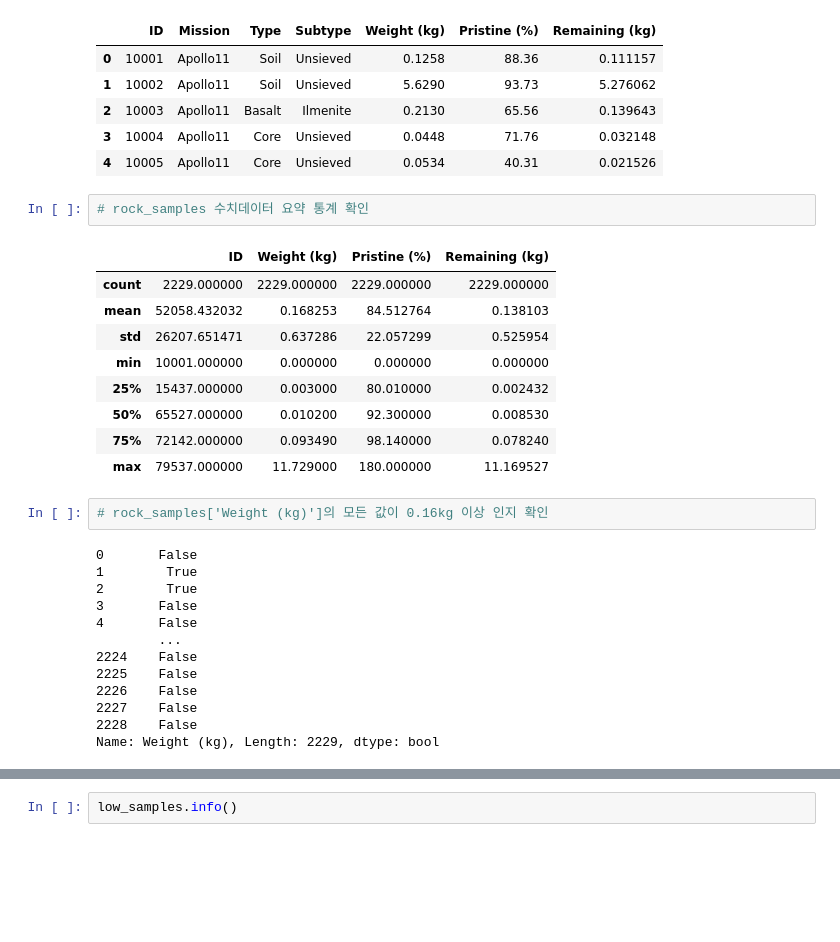
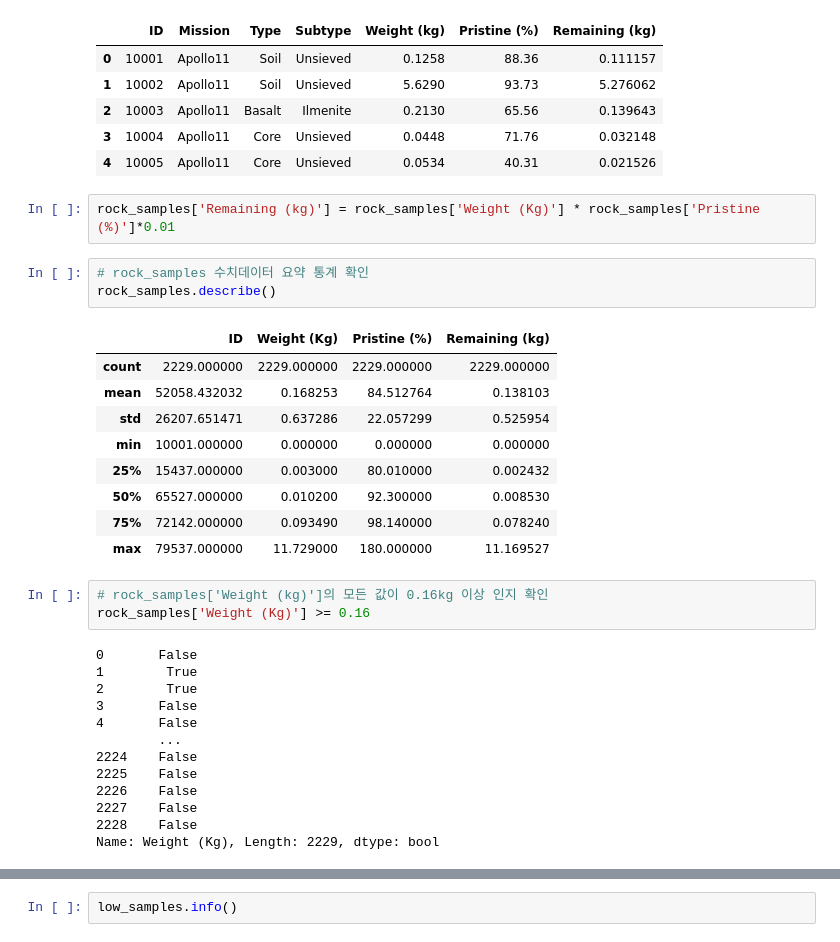
Before and after one commit to Kenzie-lim/MS_AI_School_pythonclass, a Jupyter notebook: 1_달탐사_미션_실습코드.ipynb, the cells around one changed output, grey strips where cells are left out. Drawn from its saved outputs; the diff is of its cells as text; blank space fills up the shorter version.

```diff
--- a/1_달탐사_미션_실습코드.ipynb
+++ b/1_달탐사_미션_실습코드.ipynb
@@ -645,10 +571,13 @@ artemis_mission
 | 2 | 10003 | Apollo11 | Basalt | Ilmenite | 0.2130 | 65.56 | 0.139643 |
 | 3 | 10004 | Apollo11 | Core | Unsieved | 0.0448 | 71.76 | 0.032148 |
 | 4 | 10005 | Apollo11 | Core | Unsieved | 0.0534 | 40.31 | 0.021526 |
+# %%
+rock_samples['Remaining (kg)'] = rock_samples['Weight (Kg)'] * rock_samples['Pristine (%)']*0.01
 # %%
 # rock_samples 수치데이터 요약 통계 확인
+rock_samples.describe()
 # %% [output]
-|  | ID | Weight (kg) | Pristine (%) | Remaining (kg) |
+|  | ID | Weight (Kg) | Pristine (%) | Remaining (kg) |
 | count | 2229.000000 | 2229.000000 | 2229.000000 | 2229.000000 |
 | mean | 52058.432032 | 0.168253 | 84.512764 | 0.138103 |
 | std | 26207.651471 | 0.637286 | 22.057299 | 0.525954 |
@@ -659,6 +588,7 @@ artemis_mission
 | max | 79537.000000 | 11.729000 | 180.000000 | 11.169527 |
 # %%
 # rock_samples['Weight (kg)']의 모든 값이 0.16kg 이상 인지 확인
+rock_samples['Weight (Kg)'] >= 0.16
 # %% [output]
 0       False
 1        True
@@ -671,6 +601,6 @@ artemis_mission
 2226    False
 2227    False
 2228    False
-Name: Weight (kg), Length: 2229, dtype: bool
+Name: Weight (Kg), Length: 2229, dtype: bool
 # %%
 # rock_samples['Weight (kg)']이 0.16kg 이상 이면서 rock_samples['Pristine (%)']이 50 이하인지 확인
```
Also changed, not shown: parts of 68 cells of this notebook.
